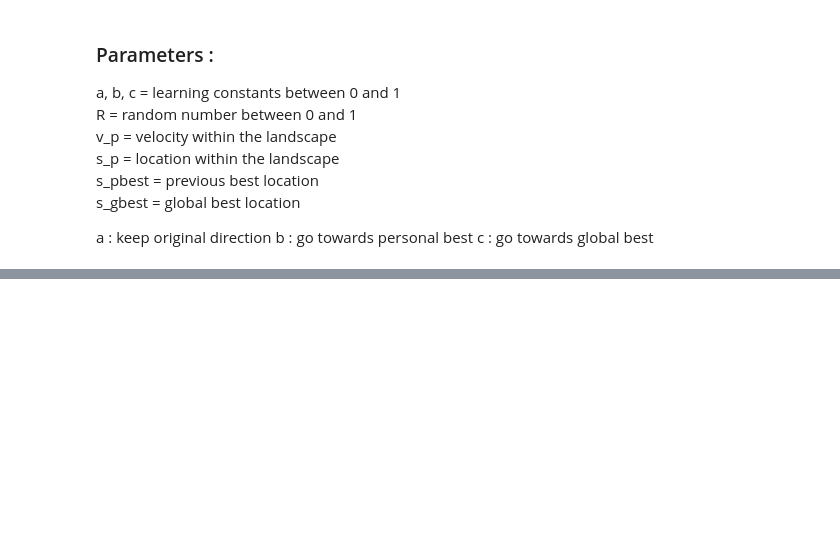
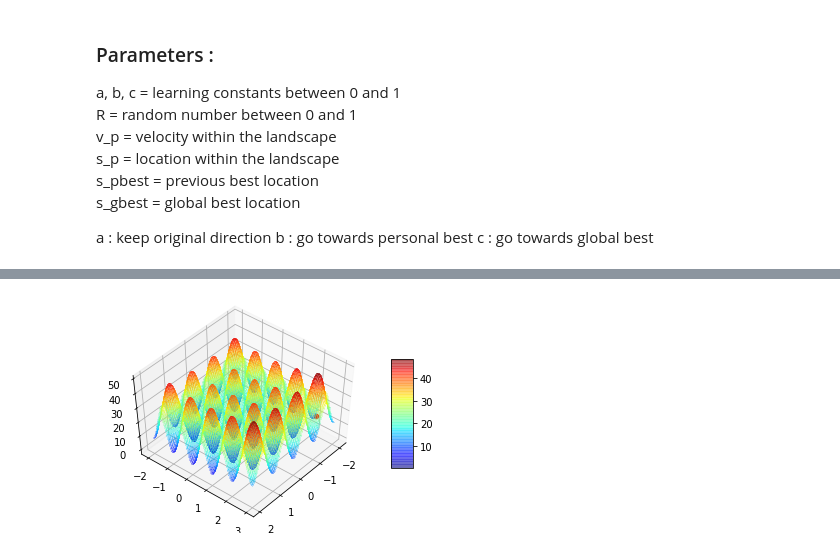
Before and after one commit to DeastinY/partial_swarm_optimization, a Jupyter notebook: Particle Swarm Optimization.ipynb, the cells around one changed output, grey strips where cells are left out. Saved outputs shown, nothing was run; the diff lists cells and outputs as text; code cells hidden in the pictures; blank space fills up the shorter version.

Commit message:
Added Gradient Descent

```diff
--- a/Particle Swarm Optimization.ipynb
+++ b/Particle Swarm Optimization.ipynb
@@ -109,0 +113,18 @@ Overall Average Improvement : 637.3168820021331
+# %%
+def gradient_descent(f, f_deriv):
+    X = np.random.rand()*4-2
+    Y = np.random.rand()*5-2
+    iterations = 1000
+    for it in range(iterations):
+        gradient = f_deriv(X, Y)
+        w = np.sqrt(gradient[0]**2 + gradient[1]**2)
+        s = 0.1
+        X -= s*gradient[0]/w
+        Y -= s*gradient[1]/w
+        if it%100 == 0:
+            plot(f, (X, Y), "gd_{:d}.png".format(it))
+    plot(f, (X, Y))
+
+gradient_descent(rastrigin, rastrigin_deriv)
+# %% [output]
+[figure, added]
```
Also changed, not shown: parts of 2 cells of this notebook.
